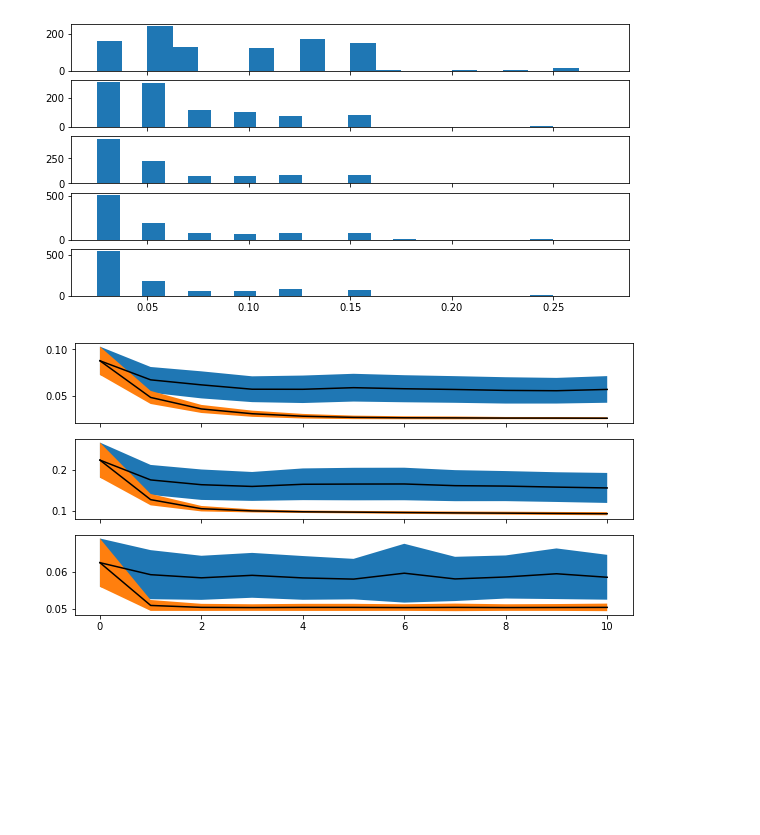
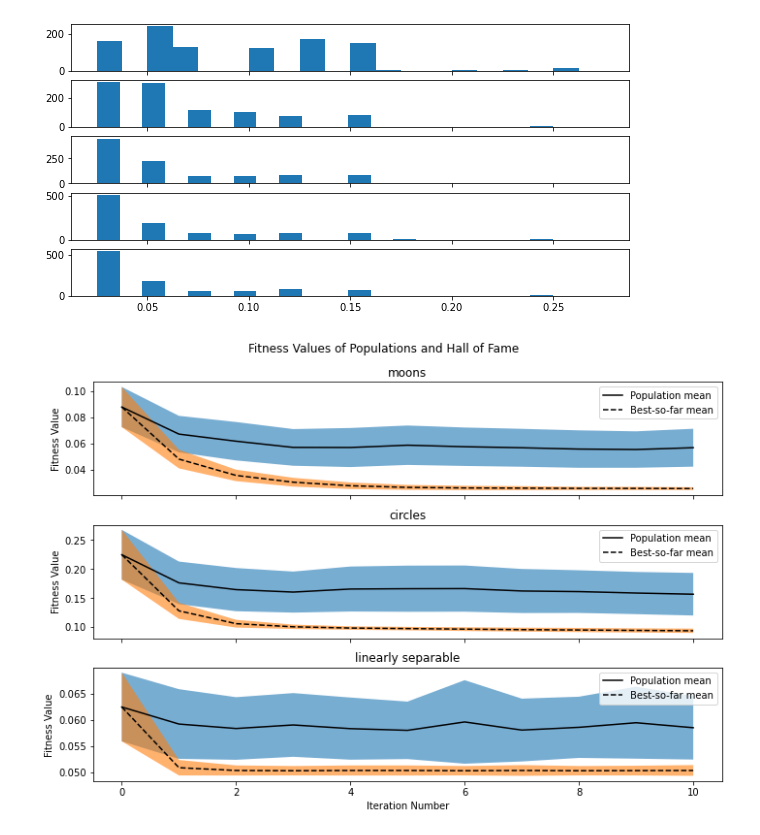
Before and after one commit to see-insight/see-segment, a Jupyter notebook: SEE-Classify Benchmarking.ipynb, the cells around one changed output. Cells and saved outputs as stored; diff of their text form; code cells hidden in the pictures; blank space fills up the shorter version.

Commit message:
Update figures with titles and formatting

```diff
--- a/SEE-Classify Benchmarking.ipynb
+++ b/SEE-Classify Benchmarking.ipynb
@@ -42,6 +45,10 @@ for i in range(num_subplots):
 import pandas as pd
 import matplotlib.pyplot as plt
 import numpy as np
+
+# I did a 100 trials. I averaged the mean of each trial's best
+# and that's the bottom line. I averaged their means and each of
+#
 
 # TODO: Remove slurm id
 population_datasets = ['moons_population_10_10_30214803.csv',
@@ -51,8 +58,13 @@ hof_datasets = ['moons_hof_10_10_30214803.csv',
                 'circles_hof_10_10_30214804.csv',
                 'linearly_separable_hof_10_10_30214802.csv']
 
-fig, axs = plt.subplots(3, sharex=True, figsize=(10,5))
+ds_names = ['moons', 'circles', 'linearly separable']
 
+fig, axs = plt.subplots(3, sharex=True, figsize=(10,7))
+
+fig.suptitle('Fitness Values of Populations and Hall of Fame')
+#fig.supxlabel('Iteration Number')
+#fig.supylabel('Fitness Value')
 for idx in range(3):
     hof_df = pd.read_csv(hof_datasets[idx], header=None, delimiter=';')
     population_df = pd.read_csv(population_datasets[idx], header=None, delimiter=';')
@@ -64,9 +76,6 @@ for idx in range(3):
 
     # trials x generation number
     trial_means = np.zeros((100, 11))
-
-    population_df.head(10 * 11)
-    population_df[10*11: 10*11*2]
 
     for i in range(0, 100):
         sample = population_df[10*11*i: 10*11*(i+1)]
@@ -90,36 +99,47 @@ for idx in range(3):
         std_sample_means[i] = pop_std/np.sqrt(10)
 
     # Using a line plot we show how generational fitness hof changes
     # Using means of means and standard deviation of the sample means
 
     generations = list(range(0, 11))
 
-    # rials x generation number
+    # trials x generation number
     hof_trial_means = np.zeros((100, 11))
 
     for i in range(0, 100):
         sample = hof_df[10*11*i: 10*11*(i+1)]
         for j in range(0, 11):
             # Get all rows for generation j
             rows = sample[sample[0] == j]
             hof_trial_means[i,j] = (rows[2].mean())
             #hof_trial_means[i,j] = np.median(rows[2])
 
 
     hof_std_sample_means = np.zeros(11)
     for i in range(11):
         rows = hof_df[population_df[0] == i]
         pop_std = rows[2].std()
         hof_std_sample_means[i] = pop_std/np.sqrt(10)
 
     hof_means_of_means = np.zeros(11)
     for i in range(11):
         hof_means_of_means[i] = hof_trial_means[:,i].mean()
         #hof_means_of_means[i] = np.median(hof_trial_means[:,i])
 
-    axs[idx].plot(generations, means_of_means, 'k-')
-    axs[idx].fill_between(generations, means_of_means - 1 *std_sample_means, means_of_means + 1*std_sample_means)
-    axs[idx].plot(generations, hof_means_of_means, 'k-')
-    axs[idx].fill_between(generations, hof_means_of_means - 1*hof_std_sample_means, hof_means_of_means + 1*hof_std_sample_means)
+    alpha = 0.6
+    axs[idx].plot(generations, means_of_means, 'k-', label='Population mean')
+    axs[idx].fill_between(generations, means_of_means - 1 *std_sample_means, means_of_means + 1*std_sample_means, alpha=alpha)
+    axs[idx].plot(generations, hof_means_of_means, 'k--', label='Best-so-far mean')
+    axs[idx].fill_between(generations, hof_means_of_means - 1*hof_std_sample_means, hof_means_of_means + 1*hof_std_sample_means, alpha=alpha)
+
+    axs[idx].set_title(ds_names[idx])
+
+    axs[idx].legend()
+
+    axs[idx].set_ylabel('Fitness Value')
+    if idx == 2:
+        axs[idx].set_xlabel('Iteration Number')
+
+plt.tight_layout()
 # %% [output]
-[figure, old version]
+[figure, new version]
```
Also changed, not shown: parts of 3 cells of this notebook.
